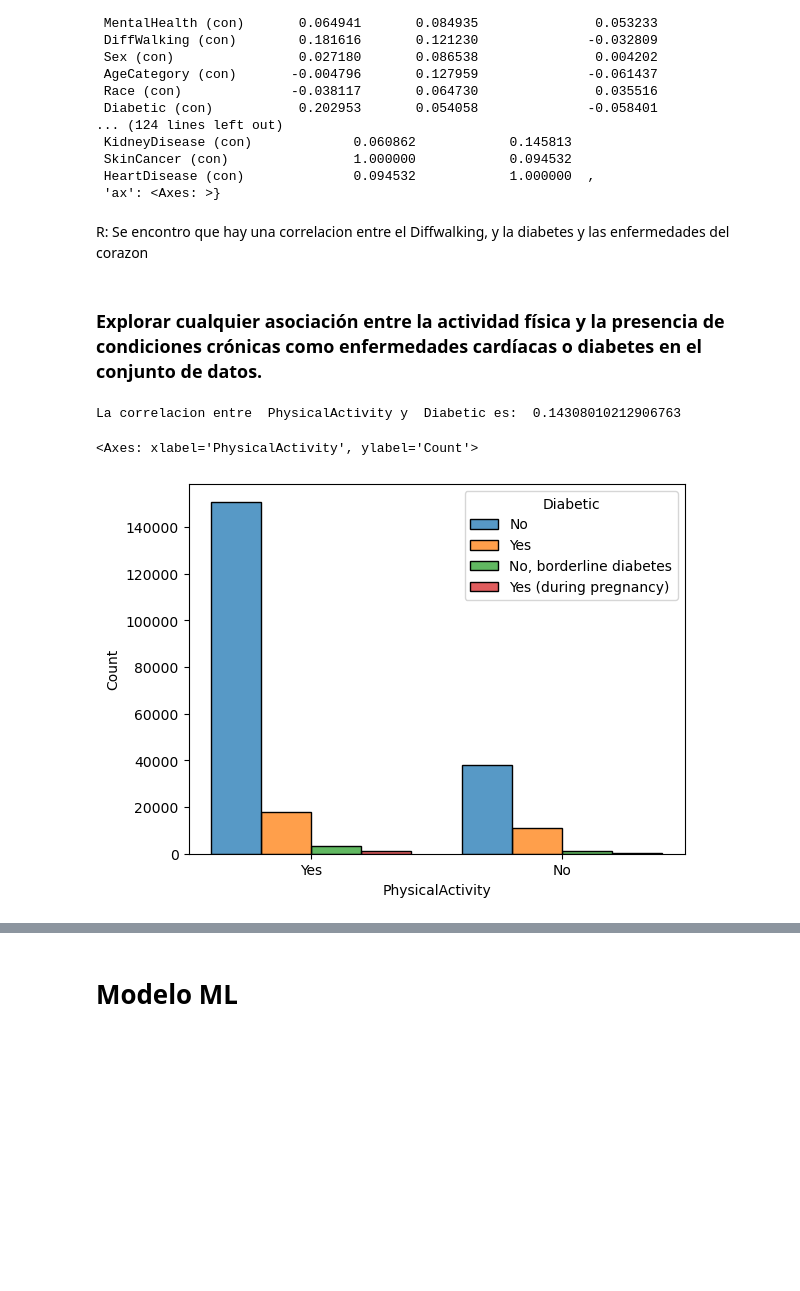
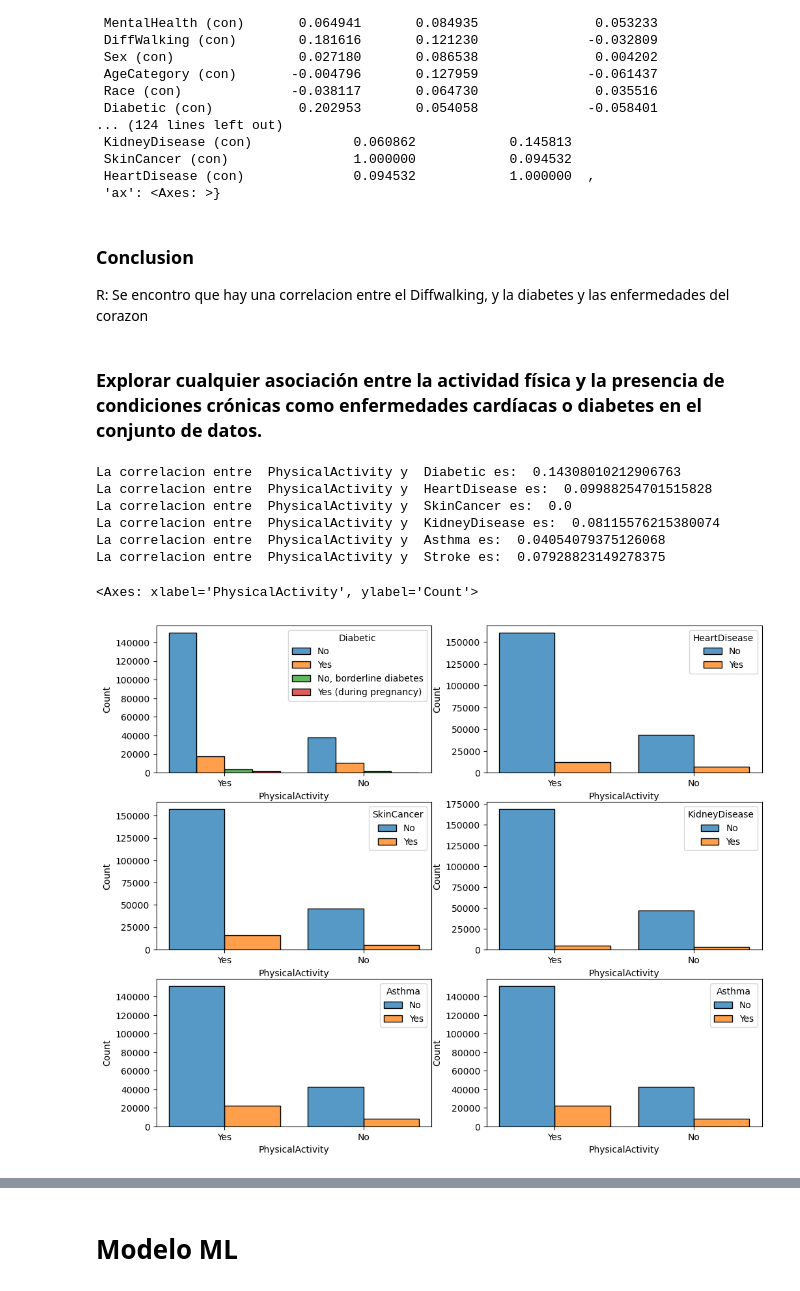
Before and after one commit to luisMartinez011/INNOVA, a Jupyter notebook: ACTIVIDAD_ML2/ACTIVIDAD_ML2.ipynb, the cells around one changed output, grey strips where cells are left out. Saved outputs shown, nothing was run; the diff lists cells and outputs as text; code cells hidden in the pictures; blank space fills up the shorter version.

```diff
--- a/ACTIVIDAD_ML2/ACTIVIDAD_ML2.ipynb
+++ b/ACTIVIDAD_ML2/ACTIVIDAD_ML2.ipynb
@@ -383,14 +314,37 @@ associations(df_prepocesado2,figsize=(150, 10),
  HeartDisease (con)              0.094532            1.000000  ,
  'ax': <Axes: >}
 # %% [markdown]
+<h3>Conclusion</h3>
 R: Se encontro que hay una correlacion entre el Diffwalking, y la diabetes y las enfermedades del corazon
 # %% [markdown]
 <h3>Explorar cualquier asociación entre la actividad física y la presencia de condiciones crónicas
 como enfermedades cardíacas o diabetes en el conjunto de datos.</h3>
 # %%
+fig, ax = plt.subplots(3, 2, figsize=(12,10))
+
 cramers_v('PhysicalActivity', 'Diabetic')
-sns.histplot(df, x="PhysicalActivity",hue='Diabetic', multiple="dodge", shrink=.8)
+sns.histplot(df, x="PhysicalActivity",hue='Diabetic', multiple="dodge", shrink=.8 ,ax=ax[0,0])
+
+cramers_v('PhysicalActivity', 'HeartDisease')
+sns.histplot(df, x="PhysicalActivity",hue='HeartDisease',multiple="dodge", shrink=.8, ax=ax[0,1])
+
+cramers_v('PhysicalActivity', 'SkinCancer')
+sns.histplot(df, x="PhysicalActivity",hue='SkinCancer',multiple="dodge", shrink=.8, ax=ax[1,0])
+
+cramers_v('PhysicalActivity', 'KidneyDisease')
+sns.histplot(df, x="PhysicalActivity",hue='KidneyDisease',multiple="dodge", shrink=.8, ax=ax[1,1])
+
+cramers_v('PhysicalActivity', 'Asthma')
+sns.histplot(df, x="PhysicalActivity",hue='Asthma',multiple="dodge", shrink=.8, ax=ax[2,0])
+
+cramers_v('PhysicalActivity', 'Stroke')
+sns.histplot(df, x="PhysicalActivity",hue='Asthma',multiple="dodge", shrink=.8, ax=ax[2,1])
 # %% [output]
 La correlacion entre  PhysicalActivity y  Diabetic es:  0.14308010212906763
+La correlacion entre  PhysicalActivity y  HeartDisease es:  0.09988254701515828
+La correlacion entre  PhysicalActivity y  SkinCancer es:  0.0
+La correlacion entre  PhysicalActivity y  KidneyDisease es:  0.08115576215380074
+La correlacion entre  PhysicalActivity y  Asthma es:  0.04054079375126068
+La correlacion entre  PhysicalActivity y  Stroke es:  0.07928823149278375
 <Axes: xlabel='PhysicalActivity', ylabel='Count'>
-[figure, old version]
+[figure, new version]
```
Also changed, not shown: parts of 41 cells of this notebook.
